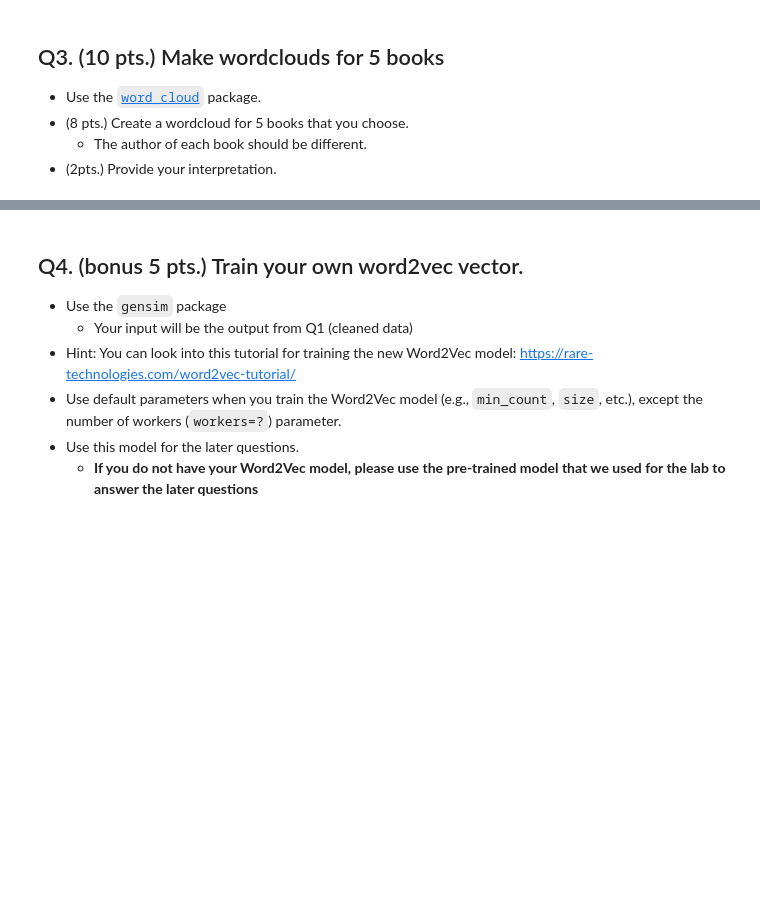
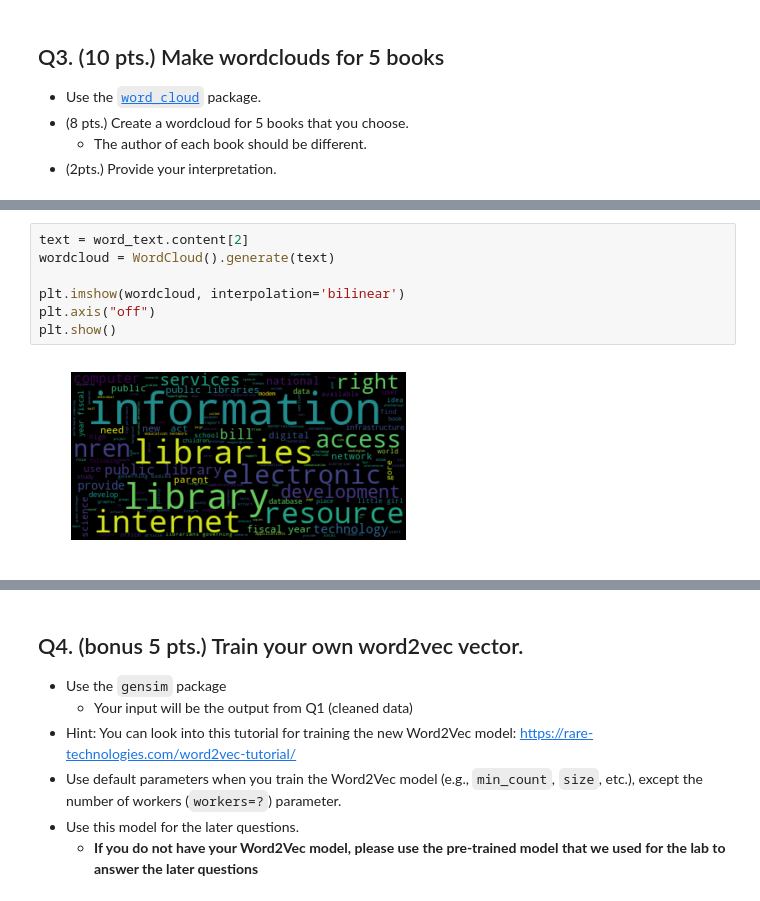
Before and after one commit to tengdann/si618, a Jupyter notebook: 618_HW5.ipynb, the cells around one changed output, grey strips where cells are left out. Cells and saved outputs as stored; diff of their text form; blank space fills up the shorter version.

```diff
--- a/618_HW5.ipynb
+++ b/618_HW5.ipynb
@@ -152,0 +176,9 @@ plt.show()
+# %%
+text = word_text.content[2]
+wordcloud = WordCloud().generate(text)
+
+plt.imshow(wordcloud, interpolation='bilinear')
+plt.axis("off")
+plt.show()
+# %% [output]
+[figure, added]
```
Also changed, not shown: parts of 7 cells of this notebook.
